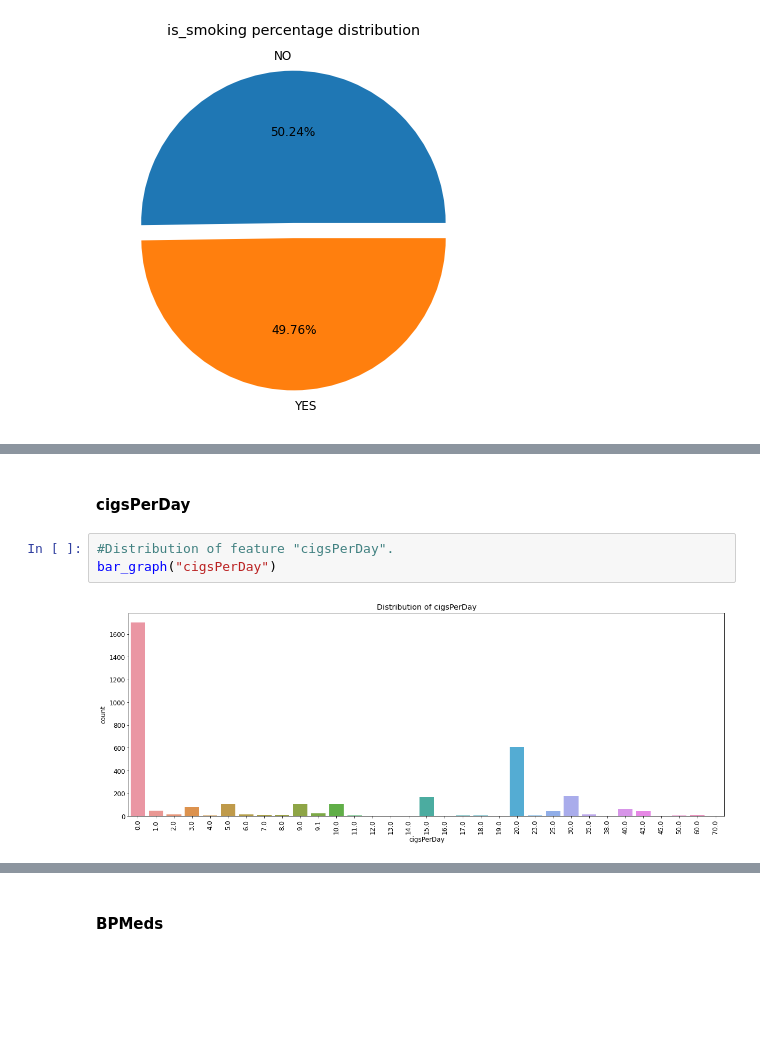
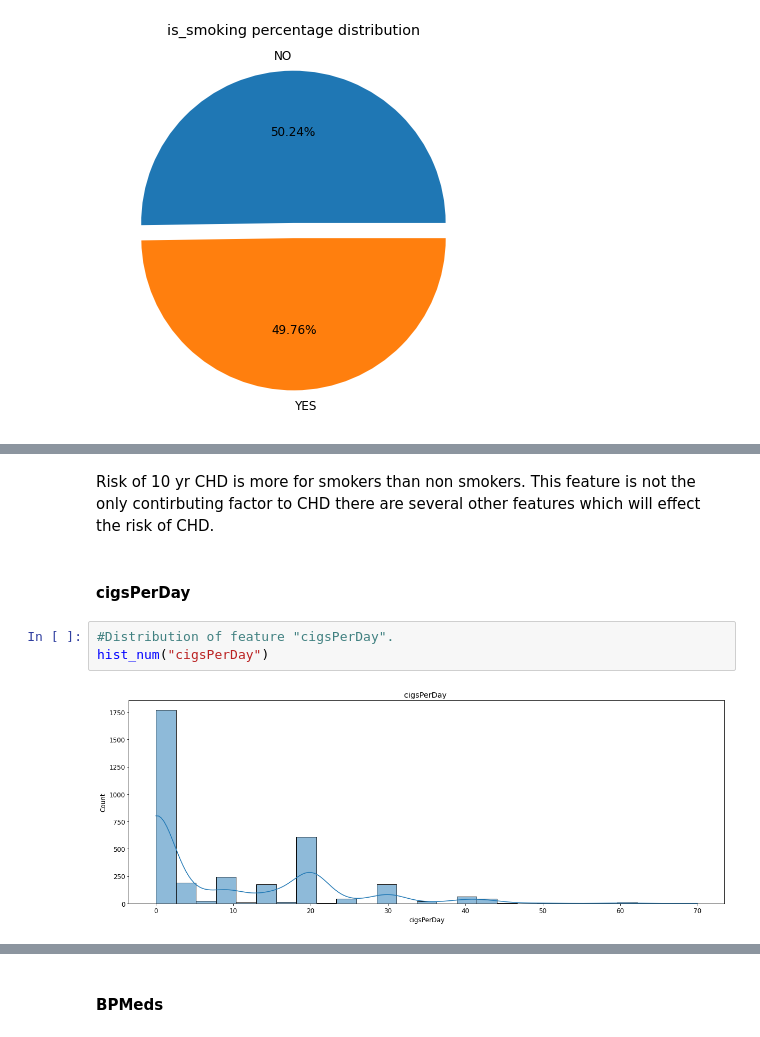
Before and after one commit to Prashant-Shaw/Cardiovascular_Risk_Prediction, a Jupyter notebook: Cardiovascular_Risk_Prediction_Capstone_Project.ipynb, the cells around one changed output, grey strips where cells are left out. Cells and saved outputs as stored; diff of their text form; blank space fills up the shorter version.

```diff
--- a/Cardiovascular_Risk_Prediction_Capstone_Project.ipynb
+++ b/Cardiovascular_Risk_Prediction_Capstone_Project.ipynb
@@ -500,10 +537,12 @@ bar_wrt_TenYearCHD("is_smoking")
+# %% [markdown]
+Risk of 10 yr CHD is more for smokers than non smokers. This feature is not the only contirbuting factor to CHD there are several other features which will effect the risk of CHD.
 # %% [markdown]
 #### cigsPerDay
 # %%
 #Distribution of feature "cigsPerDay".
-bar_graph("cigsPerDay")
+hist_num("cigsPerDay")
 # %% [output]
-[figure, old version]
+[figure, new version]
 # %%
 #Distribution of "cigsPerDay" feature with respect to "TenYearCHD".
 bar_wrt_TenYearCHD("cigsPerDay")
```
Also changed, not shown: parts of 49 cells of this notebook.
